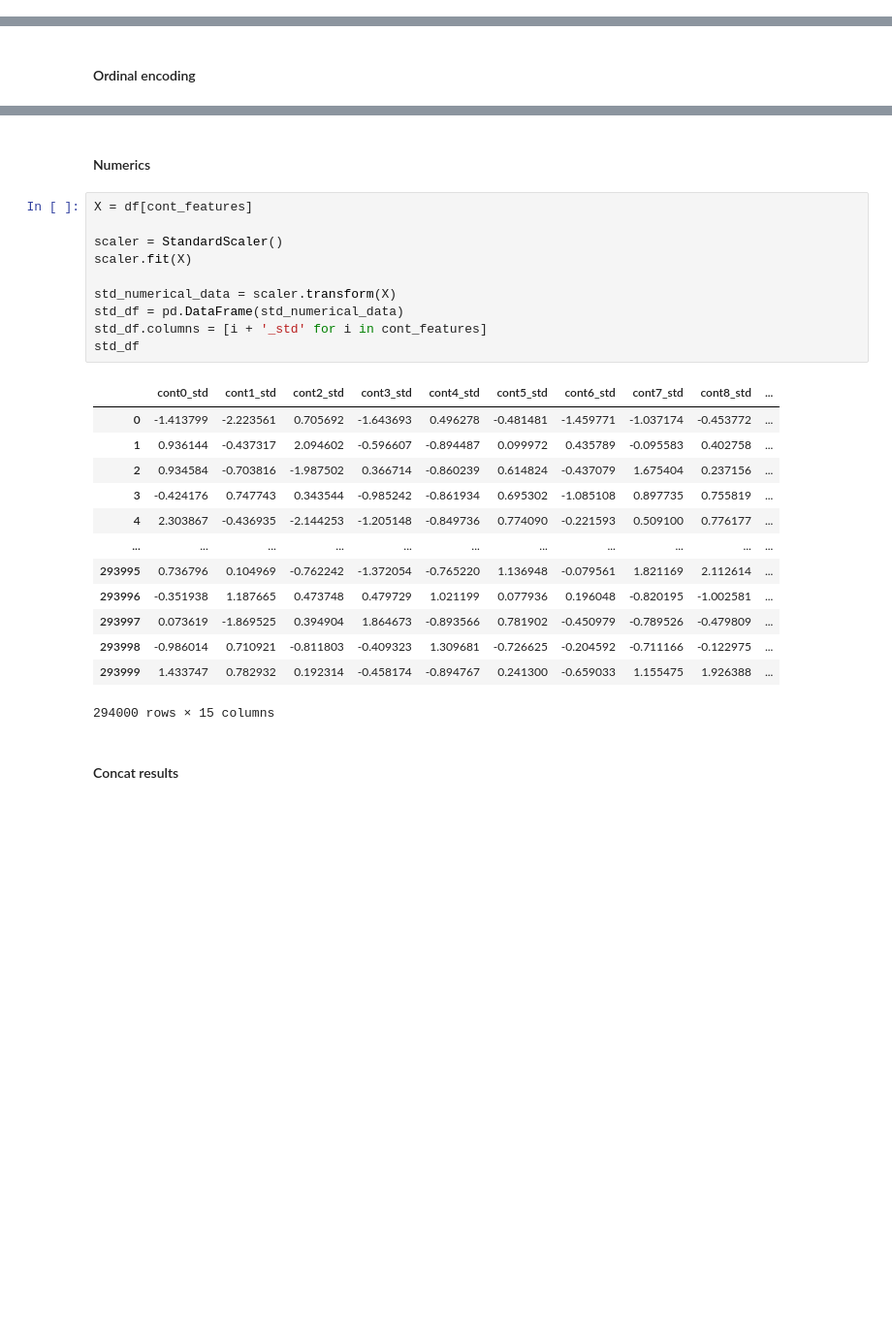
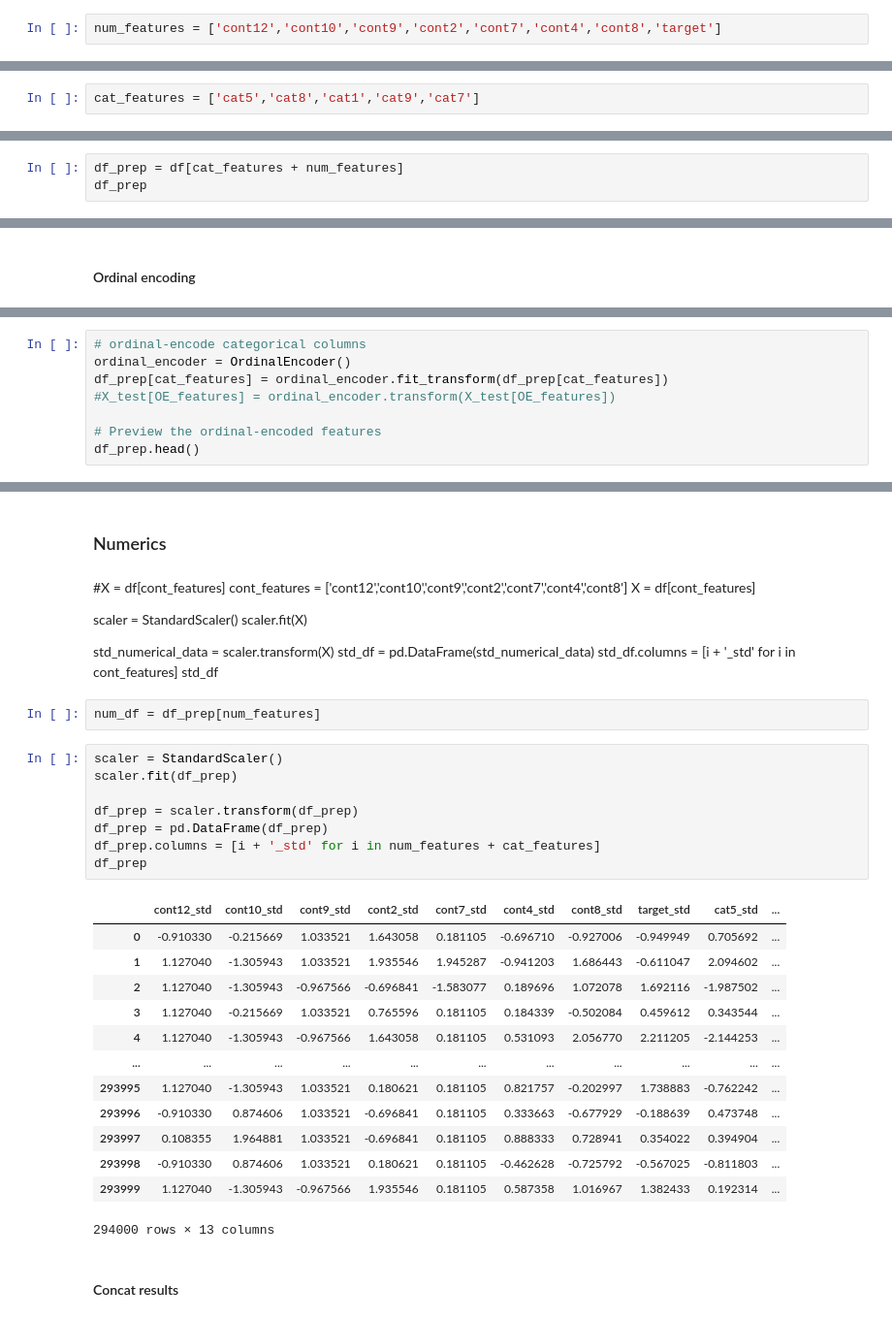
Before and after one commit to sjaureguimodo/kaggle-notebooks, a Jupyter notebook: house-pricing-competition.ipynb, the cells around one changed output, grey strips where cells are left out. Shown at 97% size. Saved outputs shown, nothing was run; the diff lists cells and outputs as text; blank space fills up the shorter version.

```diff
--- a/house-pricing-competition.ipynb
+++ b/house-pricing-competition.ipynb
@@ -420,4 +436,6 @@ sns.heatmap(correlation, annot = True, cmap = 'RdBu', vmin=-1, vmax=1)
 # %% [markdown]
 ### Numerics
+# %%
+num_features = ['cont12','cont10','cont9','cont2','cont7','cont4','cont8','target']
 # %% [markdown]
 ### Categoricals
@@ -430,4 +442,9 @@ sns.heatmap(correlation, annot = True, cmap = 'RdBu', vmin=-1, vmax=1)
+# %%
+cat_features = ['cat5','cat8','cat1','cat9','cat7']
 # %% [markdown]
 # Models preparation and evaluation
 # %% [markdown]
 ## Dataset preparation
+# %%
+df_prep = df[cat_features + num_features]
+df_prep
@@ -475,0 +471,8 @@ dummies_df
+# %%
+# ordinal-encode categorical columns
+ordinal_encoder = OrdinalEncoder()
+df_prep[cat_features] = ordinal_encoder.fit_transform(df_prep[cat_features])
+#X_test[OE_features] = ordinal_encoder.transform(X_test[OE_features])
+
+# Preview the ordinal-encoded features
+df_prep.head()
@@ -476,28 +491,40 @@ dummies_df
 # %% [markdown]
-#### Numerics
+### Numerics
+# %% [markdown]
+#X = df[cont_features]
+cont_features = ['cont12','cont10','cont9','cont2','cont7','cont4','cont8']
+X = df[cont_features]
+
+scaler = StandardScaler()
+scaler.fit(X)
+
+std_numerical_data = scaler.transform(X)
+std_df = pd.DataFrame(std_numerical_data)
+std_df.columns = [i + '_std' for i in cont_features]
+std_df
+# %%
+num_df = df_prep[num_features]
 # %%
-X = df[cont_features]
+scaler = StandardScaler()
+scaler.fit(df_prep)
 
-scaler = StandardScaler()
-scaler.fit(X)
-
-std_numerical_data = scaler.transform(X)
-std_df = pd.DataFrame(std_numerical_data)
-std_df.columns = [i + '_std' for i in cont_features]
-std_df
+df_prep = scaler.transform(df_prep)
+df_prep = pd.DataFrame(df_prep)
+df_prep.columns = [i + '_std' for i in num_features + cat_features]
+df_prep
 # %% [output]
-|  | cont0_std | cont1_std | cont2_std | cont3_std | cont4_std | cont5_std | cont6_std | cont7_std | cont8_std | ... |
-| 0 | -1.413799 | -2.223561 | 0.705692 | -1.643693 | 0.496278 | -0.481481 | -1.459771 | -1.037174 | -0.453772 | ... |
-| 1 | 0.936144 | -0.437317 | 2.094602 | -0.596607 | -0.894487 | 0.099972 | 0.435789 | -0.095583 | 0.402758 | ... |
-| 2 | 0.934584 | -0.703816 | -1.987502 | 0.366714 | -0.860239 | 0.614824 | -0.437079 | 1.675404 | 0.237156 | ... |
-| 3 | -0.424176 | 0.747743 | 0.343544 | -0.985242 | -0.861934 | 0.695302 | -1.085108 | 0.897735 | 0.755819 | ... |
-| 4 | 2.303867 | -0.436935 | -2.144253 | -1.205148 | -0.849736 | 0.774090 | -0.221593 | 0.509100 | 0.776177 | ... |
+|  | cont12_std | cont10_std | cont9_std | cont2_std | cont7_std | cont4_std | cont8_std | target_std | cat5_std | ... |
+| 0 | -0.910330 | -0.215669 | 1.033521 | 1.643058 | 0.181105 | -0.696710 | -0.927006 | -0.949949 | 0.705692 | ... |
+| 1 | 1.127040 | -1.305943 | 1.033521 | 1.935546 | 1.945287 | -0.941203 | 1.686443 | -0.611047 | 2.094602 | ... |
+| 2 | 1.127040 | -1.305943 | -0.967566 | -0.696841 | -1.583077 | 0.189696 | 1.072078 | 1.692116 | -1.987502 | ... |
+| 3 | 1.127040 | -0.215669 | 1.033521 | 0.765596 | 0.181105 | 0.184339 | -0.502084 | 0.459612 | 0.343544 | ... |
+| 4 | 1.127040 | -1.305943 | -0.967566 | 1.643058 | 0.181105 | 0.531093 | 2.056770 | 2.211205 | -2.144253 | ... |
 | ... | ... | ... | ... | ... | ... | ... | ... | ... | ... | ... |
-| 293995 | 0.736796 | 0.104969 | -0.762242 | -1.372054 | -0.765220 | 1.136948 | -0.079561 | 1.821169 | 2.112614 | ... |
-| 293996 | -0.351938 | 1.187665 | 0.473748 | 0.479729 | 1.021199 | 0.077936 | 0.196048 | -0.820195 | -1.002581 | ... |
-| 293997 | 0.073619 | -1.869525 | 0.394904 | 1.864673 | -0.893566 | 0.781902 | -0.450979 | -0.789526 | -0.479809 | ... |
-| 293998 | -0.986014 | 0.710921 | -0.811803 | -0.409323 | 1.309681 | -0.726625 | -0.204592 | -0.711166 | -0.122975 | ... |
-| 293999 | 1.433747 | 0.782932 | 0.192314 | -0.458174 | -0.894767 | 0.241300 | -0.659033 | 1.155475 | 1.926388 | ... |
+| 293995 | 1.127040 | -1.305943 | 1.033521 | 0.180621 | 0.181105 | 0.821757 | -0.202997 | 1.738883 | -0.762242 | ... |
+| 293996 | -0.910330 | 0.874606 | 1.033521 | -0.696841 | 0.181105 | 0.333663 | -0.677929 | -0.188639 | 0.473748 | ... |
+| 293997 | 0.108355 | 1.964881 | 1.033521 | -0.696841 | 0.181105 | 0.888333 | 0.728941 | 0.354022 | 0.394904 | ... |
+| 293998 | -0.910330 | 0.874606 | 1.033521 | 0.180621 | 0.181105 | -0.462628 | -0.725792 | -0.567025 | -0.811803 | ... |
+| 293999 | 1.127040 | -1.305943 | -0.967566 | 1.935546 | 0.181105 | 0.587358 | 1.016967 | 1.382433 | 0.192314 | ... |
-294000 rows × 15 columns
+294000 rows × 13 columns
 # %% [markdown]
 #### Concat results
```
Also changed, not shown: parts of 39 cells of this notebook.
